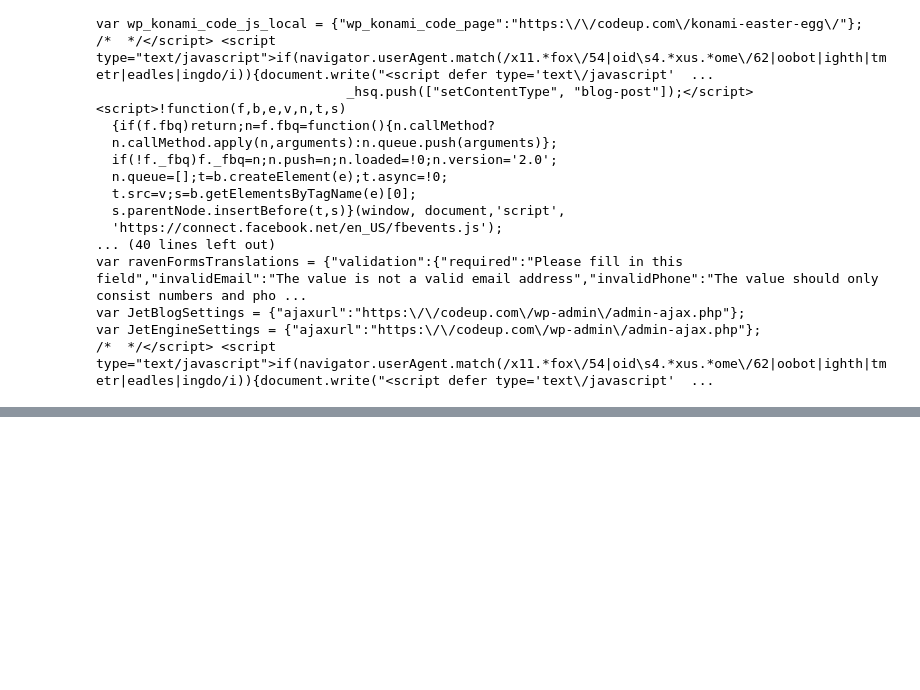
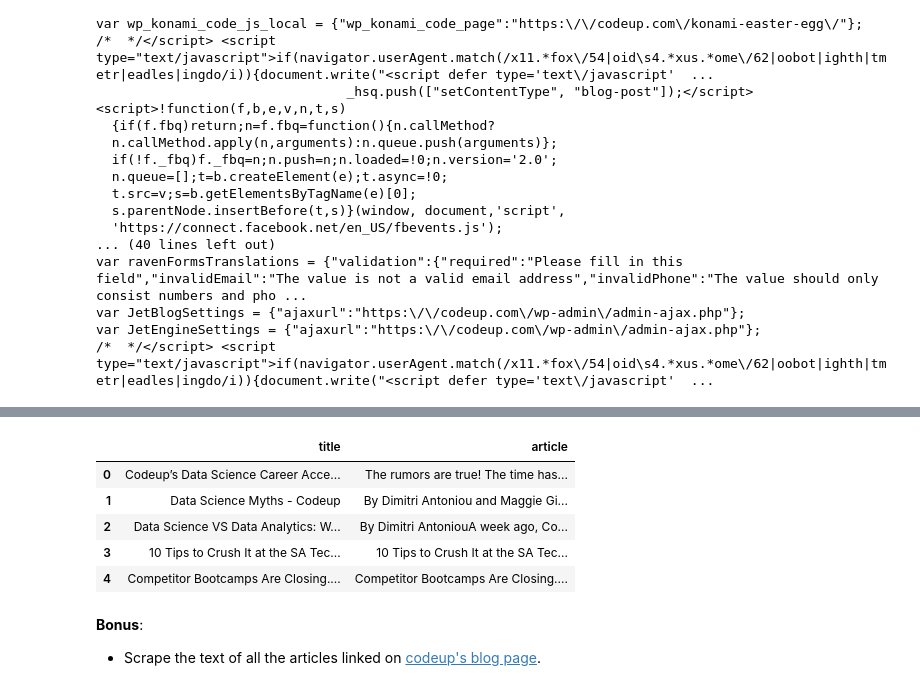
Before and after one commit to aleclhartman/natural-language-processing, a Jupyter notebook: acquire.ipynb, the cells around one changed output, grey strips where cells are left out. Drawn from its saved outputs; the diff is of its cells as text; code cells hidden in the pictures; blank space fills up the shorter version.

Commit message:
exercise one complete, function written

```diff
--- a/acquire.ipynb
+++ b/acquire.ipynb
@@ -60,0 +246,19 @@ var JetEngineSettings = {"ajaxurl":"https:\/\/codeup.com\/wp-admin\/admin-ajax.p
+# %%
+# testing function from acquire.py
+codeup_blog_articles = pd.DataFrame(ac.get_blog_articles(urls=["https://codeup.com/codeups-data-science-career-accelerator-is-here/",
+                       "https://codeup.com/data-science-myths/",
+                       "https://codeup.com/data-science-vs-data-analytics-whats-the-difference/",
+                       "https://codeup.com/10-tips-to-crush-it-at-the-sa-tech-job-fair/",
+                       "https://codeup.com/competitor-bootcamps-are-closing-is-the-model-in-danger/"]))
+codeup_blog_articles
+# %% [output]
+|  | title | article |
+| 0 | Codeup’s Data Science Career Acce... | The rumors are true! The time has... |
+| 1 | Data Science Myths - Codeup | By Dimitri Antoniou and Maggie Gi... |
+| 2 | Data Science VS Data Analytics: W... | By Dimitri AntoniouA week ago, Co... |
+| 3 | 10 Tips to Crush It at the SA Tec... | 10 Tips to Crush It at the SA Tec... |
+| 4 | Competitor Bootcamps Are Closing.... | Competitor Bootcamps Are Closing.... |
+# %% [markdown]
+**Bonus**:
+
+- Scrape the text of all the articles linked on [codeup's blog page](https://codeup.com/resources/#blog).
```
Also changed, not shown: parts of 22 cells of this notebook, 1 other file.
